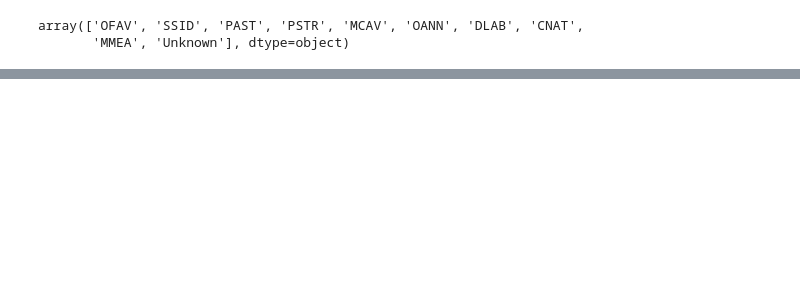
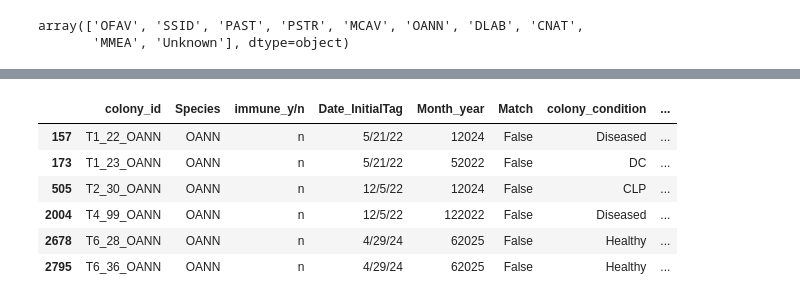
Before and after one commit to brookewicz/Code_notebook, a Jupyter notebook: QA_QC/SampleData/BleachedSamples.ipynb, the cells around one changed output, grey strips where cells are left out. Saved outputs shown, nothing was run; the diff lists cells and outputs as text; code cells hidden in the pictures; blank space fills up the shorter version.

```diff
--- a/QA_QC/SampleData/BleachedSamples.ipynb
+++ b/QA_QC/SampleData/BleachedSamples.ipynb
@@ -478,0 +320,10 @@ for specie in species_list:
+# %%
+false_matches['OANN']
+# %% [output]
+|  | colony_id | Species | immune_y/n | Date_InitialTag | Month_year | Match | colony_condition | ... |
+| 157 | T1_22_OANN | OANN | n | 5/21/22 | 12024 | False | Diseased | ... |
+| 173 | T1_23_OANN | OANN | n | 5/21/22 | 52022 | False | DC | ... |
+| 505 | T2_30_OANN | OANN | n | 12/5/22 | 12024 | False | CLP | ... |
+| 2004 | T4_99_OANN | OANN | n | 12/5/22 | 122022 | False | Diseased | ... |
+| 2678 | T6_28_OANN | OANN | n | 4/29/24 | 62025 | False | Healthy | ... |
+| 2795 | T6_36_OANN | OANN | n | 4/29/24 | 62025 | False | Healthy | ... |
```
Also changed, not shown: parts of 21 cells of this notebook.
